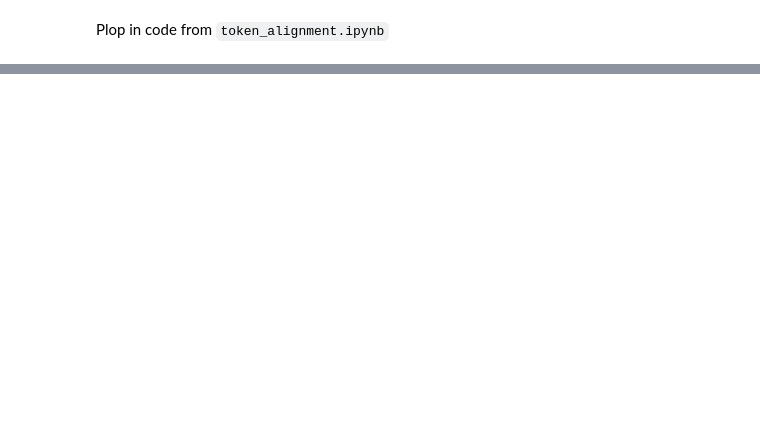
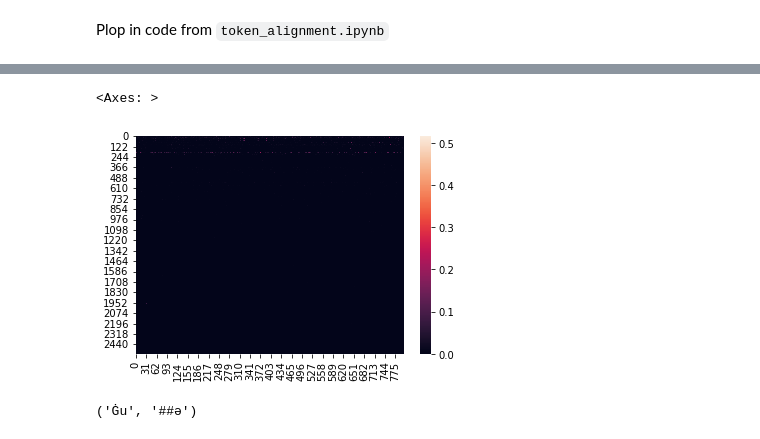
Before and after one commit to markjosims/malachor5, a Jupyter notebook: notebooks/tokenization_experiment/tira_tokenization.ipynb, the cells around one changed output, grey strips where cells are left out. Cells and saved outputs as stored; diff of their text form; code cells hidden in the pictures; blank space fills up the shorter version.

Commit message:
just keep token

```diff
--- a/notebooks/tokenization_experiment/tira_tokenization.ipynb
+++ b/notebooks/tokenization_experiment/tira_tokenization.ipynb
@@ -216,4 +214,7 @@ whisper_tok2croatian_i={}
+# %%
+whisper_tok_id2croatian_i={v:i for i,v in enumerate(croatian_i2whisper_tok_id)}
 # %%
 croatian_i_shrunk=croatian_ids.apply(
-    lambda l:[croatian_i2whisper_tok_id]
+    lambda l:[whisper_tok_id2croatian_i[i] for i in l]
 )
+croatian_i_shrunk
@@ -242,6 +256,6 @@ def initialize_probs(ipa_seqs, whisper_seqs, sum_sqd_dist, ipa_token_counts):
     prob_norm=prob_unnorm/sum_prob_unnorm
     return prob_norm
 # %%
-sum_sqd_dist, ipa_token_counts = get_prob_tensors(tira_ids, croatian_ids)
+sum_sqd_dist, ipa_token_counts = get_prob_tensors(tira_ids, croatian_i_shrunk)
 sum_sqd_dist.shape, ipa_token_counts.shape
 # %% [output]
@@ -249,2 +263,2 @@ sum_sqd_dist.shape, ipa_token_counts.shape
 # %%
-prob_mat=initialize_probs(tira_ids, croatian_ids, sum_sqd_dist, ipa_token_counts)
+prob_mat=initialize_probs(tira_ids, croatian_i_shrunk, sum_sqd_dist, ipa_token_counts)
@@ -265,0 +265,5 @@ array([[6.22386253e-11, 1.98550581e-05, 1.25890062e-03, ...,
+# %%
+seaborn.heatmap(prob_mat)
+# %% [output]
+<Axes: >
+[figure, added]
@@ -265,0 +272,5 @@ array([[6.22386253e-11, 1.98550581e-05, 1.25890062e-03, ...,
+# %%
+i=50
+croatian_i2whisper_tok[max_whisper_tokens[i]], tira_id2tok[i]
+# %% [output]
+('Ġu', '##ə')
```
Also changed, not shown: parts of 9 cells of this notebook.
